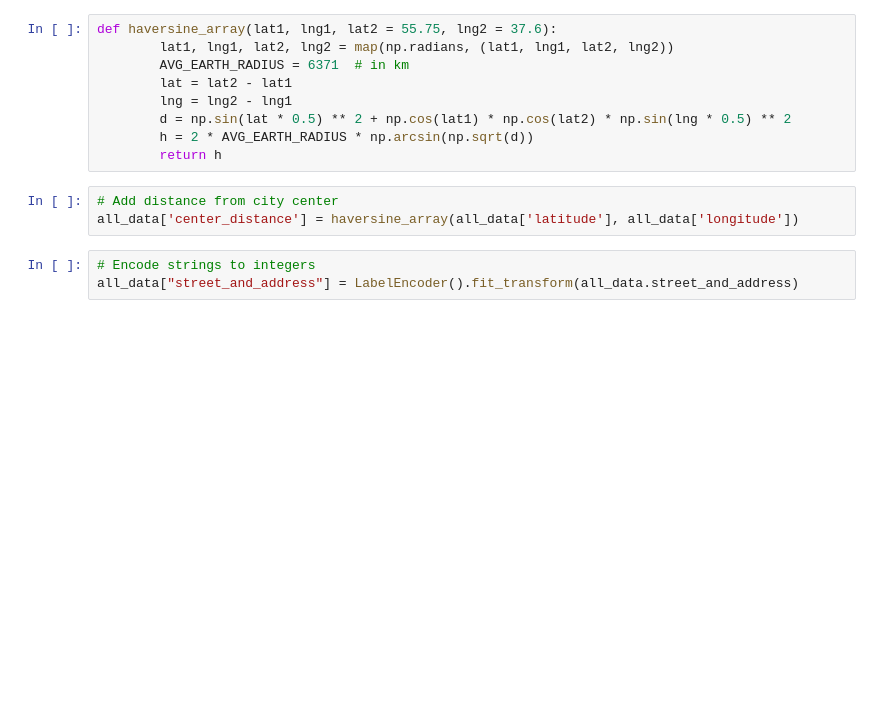
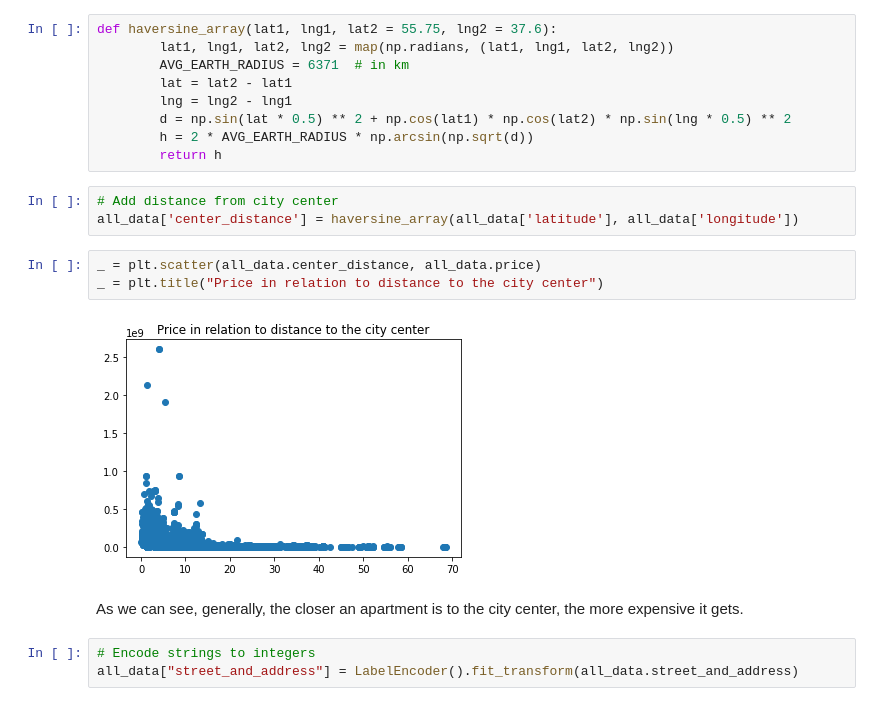
Before and after one commit to kirill-menke/house-pricing-prediction, a Jupyter notebook: group97_long_notebook.ipynb, the cells around one changed output. Saved outputs shown, nothing was run; the diff lists cells and outputs as text; blank space fills up the shorter version.

```diff
--- a/group97_long_notebook.ipynb
+++ b/group97_long_notebook.ipynb
@@ -326,6 +342,13 @@ def haversine_array(lat1, lng1, lat2 = 55.75, lng2 = 37.6):
 # %%
 # Add distance from city center
 all_data['center_distance'] = haversine_array(all_data['latitude'], all_data['longitude'])
+# %%
+_ = plt.scatter(all_data.center_distance, all_data.price)
+_ = plt.title("Price in relation to distance to the city center")
+# %% [output]
+[figure, added]
+# %% [markdown]
+As we can see, generally, the closer an apartment is to the city center, the more expensive it gets.
 # %%
 # Encode strings to integers
 all_data["street_and_address"] = LabelEncoder().fit_transform(all_data.street_and_address)
```
Also changed, not shown: parts of 9 cells of this notebook.
